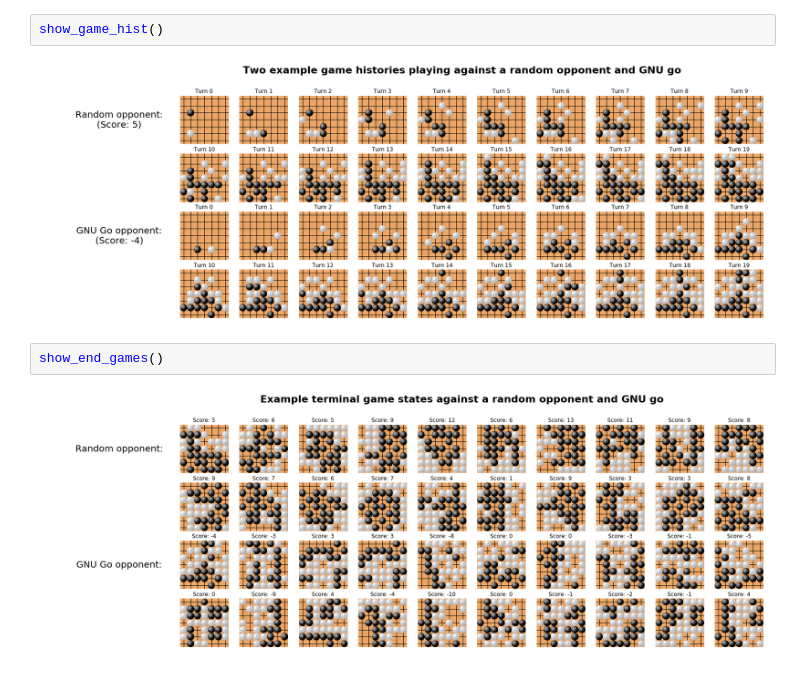
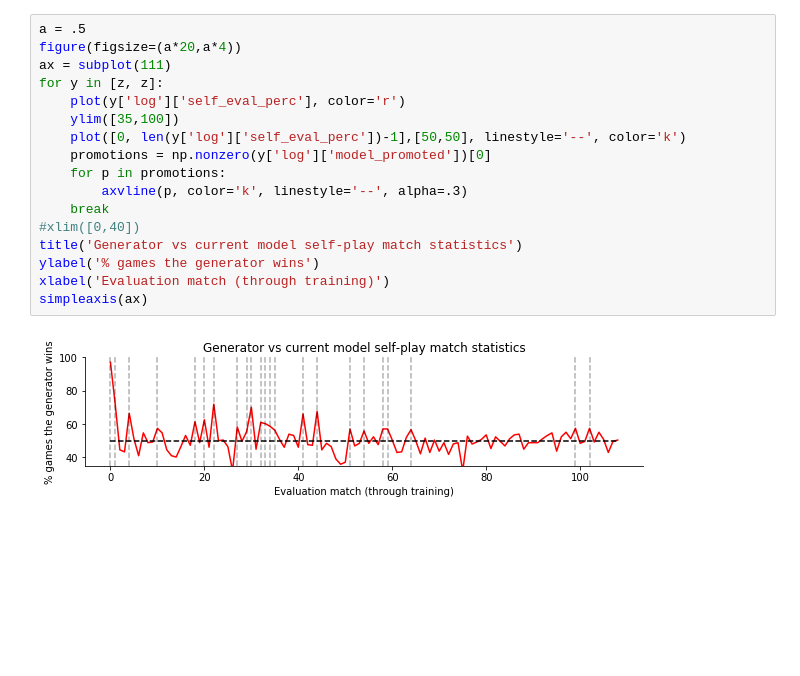
Before and after one commit to cody2007/alpha_go_zero_implementation, a Jupyter notebook: notebooks/training_visualizations.ipynb, the cells around one changed output. Drawn from its saved outputs; the diff is of its cells as text; blank space fills up the shorter version.

Commit message:
multi-gpu support. this code corresponds to the article: https://arcanefortune.ml/alpha_go_update.php

```diff
--- a/notebooks/training_visualizations.ipynb
+++ b/notebooks/training_visualizations.ipynb
@@ -144,8 +163,19 @@ z = train_hist('go_cpu_tree_0.200000EPS_7GMSZ_1000N_SIM_0.001000L2_LAMBDA_0.9000
-# %%
-show_game_hist()
-# %% [output]
-[figure, removed]
-# %%
-show_end_games()
-# %% [output]
-[figure, removed]
+# %%
+a = .5
+figure(figsize=(a*20,a*4))
+ax = subplot(111)
+for y in [z, z]:
+    plot(y['log']['self_eval_perc'], color='r')
+    ylim([35,100])
+    plot([0, len(y['log']['self_eval_perc'])-1],[50,50], linestyle='--', color='k')
+    promotions = np.nonzero(y['log']['model_promoted'])[0]
+    for p in promotions:
+        axvline(p, color='k', linestyle='--', alpha=.3)
+    break
+#xlim([0,40])
+title('Generator vs current model self-play match statistics')
+ylabel('% games the generator wins')
+xlabel('Evaluation match (through training)')
+simpleaxis(ax)
+# %% [output]
+[figure, added]
```
Also changed, not shown: parts of 4 cells of this notebook, 41 other files.
